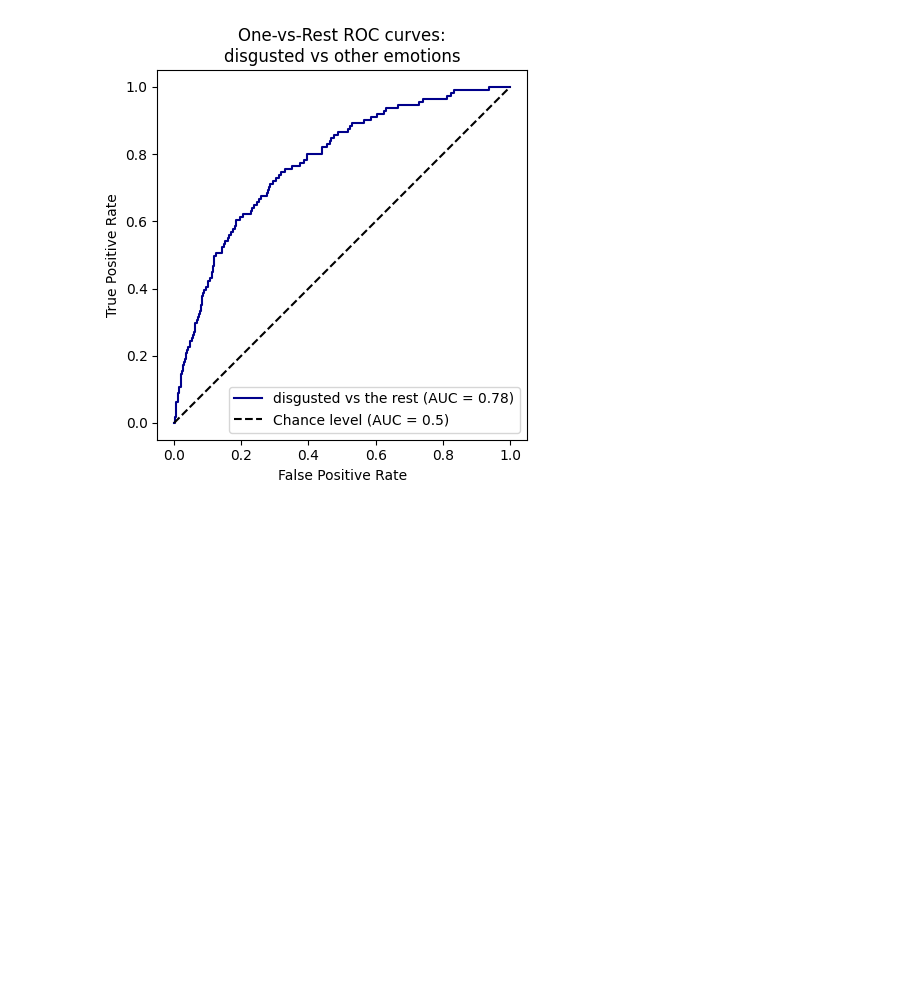
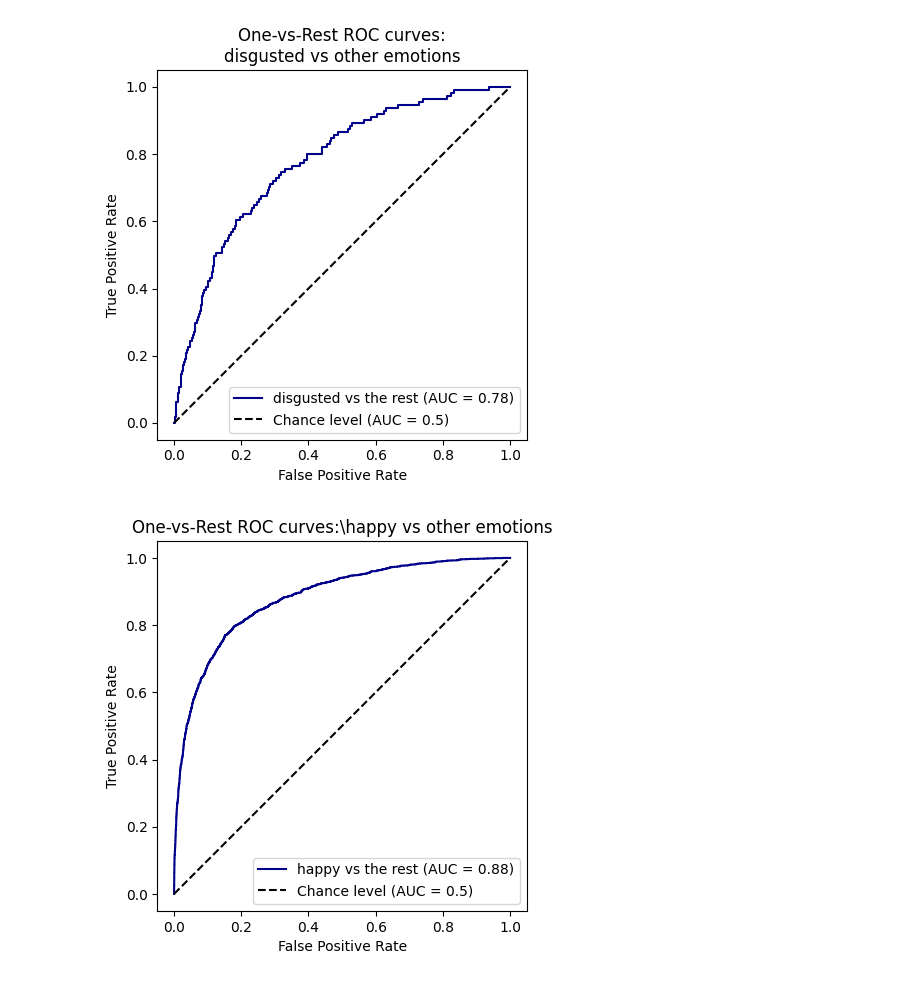
Before and after one commit to FedericoSantona/Project3, a Jupyter notebook: plots.ipynb, the cells around one changed output. Saved outputs shown, nothing was run; the diff lists cells and outputs as text; code cells hidden in the pictures; blank space fills up the shorter version.

Commit message:
plots

```diff
--- a/plots.ipynb
+++ b/plots.ipynb
@@ -220,3 +220,20 @@ plt.legend()
 plt.savefig("roc_disgusted")
 # %% [output]
 [figure]
+# %%
+class_id = 3
+RocCurveDisplay.from_predictions(
+    t_test[:, class_id],
+    y_pred[:, class_id],
+    name="happy vs the rest",
+    color="darkblue",
+    plot_chance_level=True,
+)
+plt.axis("square")
+plt.xlabel("False Positive Rate")
+plt.ylabel("True Positive Rate")
+plt.title("One-vs-Rest ROC curves:\happy vs other emotions")
+plt.legend()
+plt.savefig("roc_happy")
+# %% [output]
+[figure, added]
```
Also changed, not shown: 1 other file.
